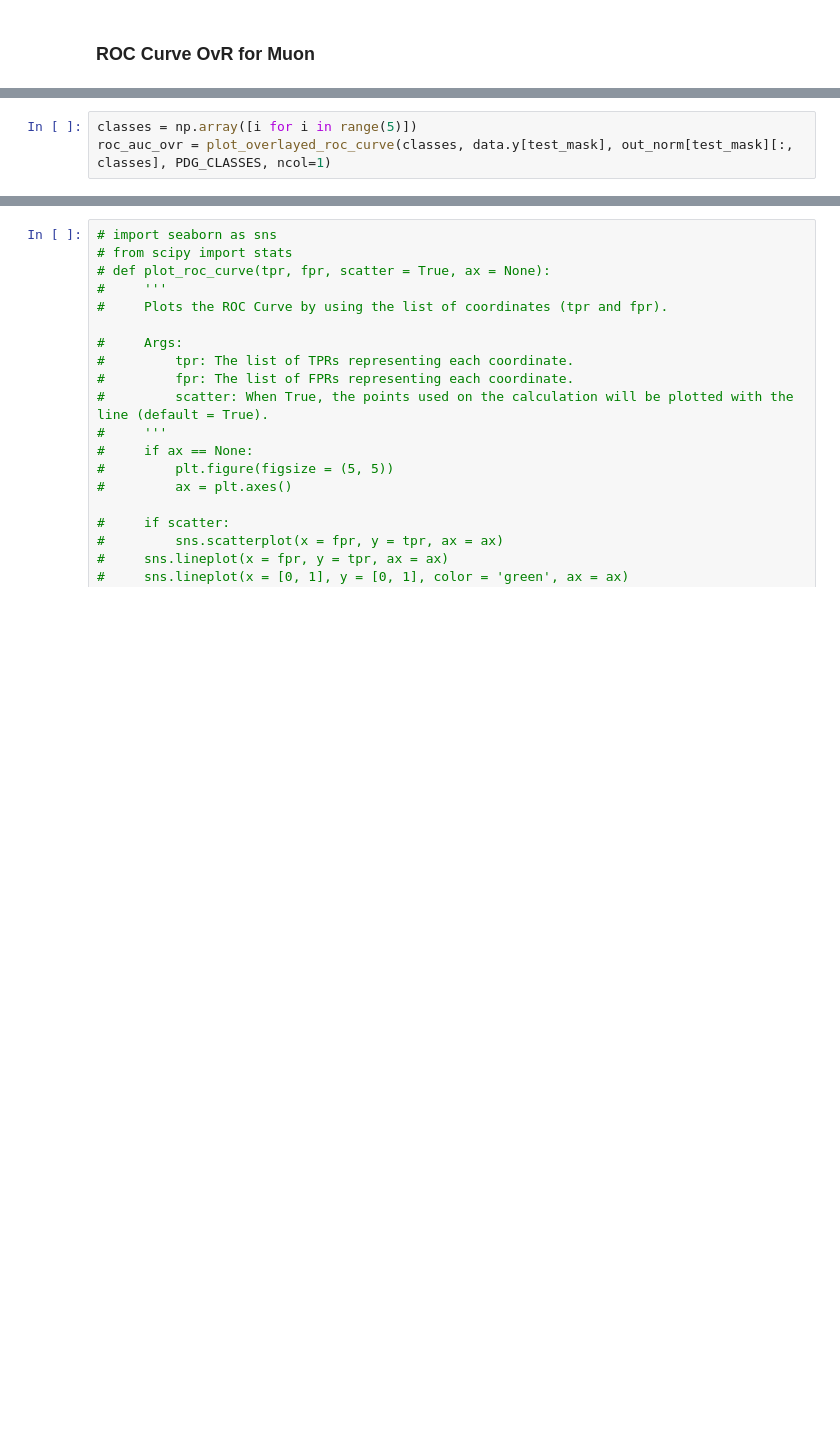
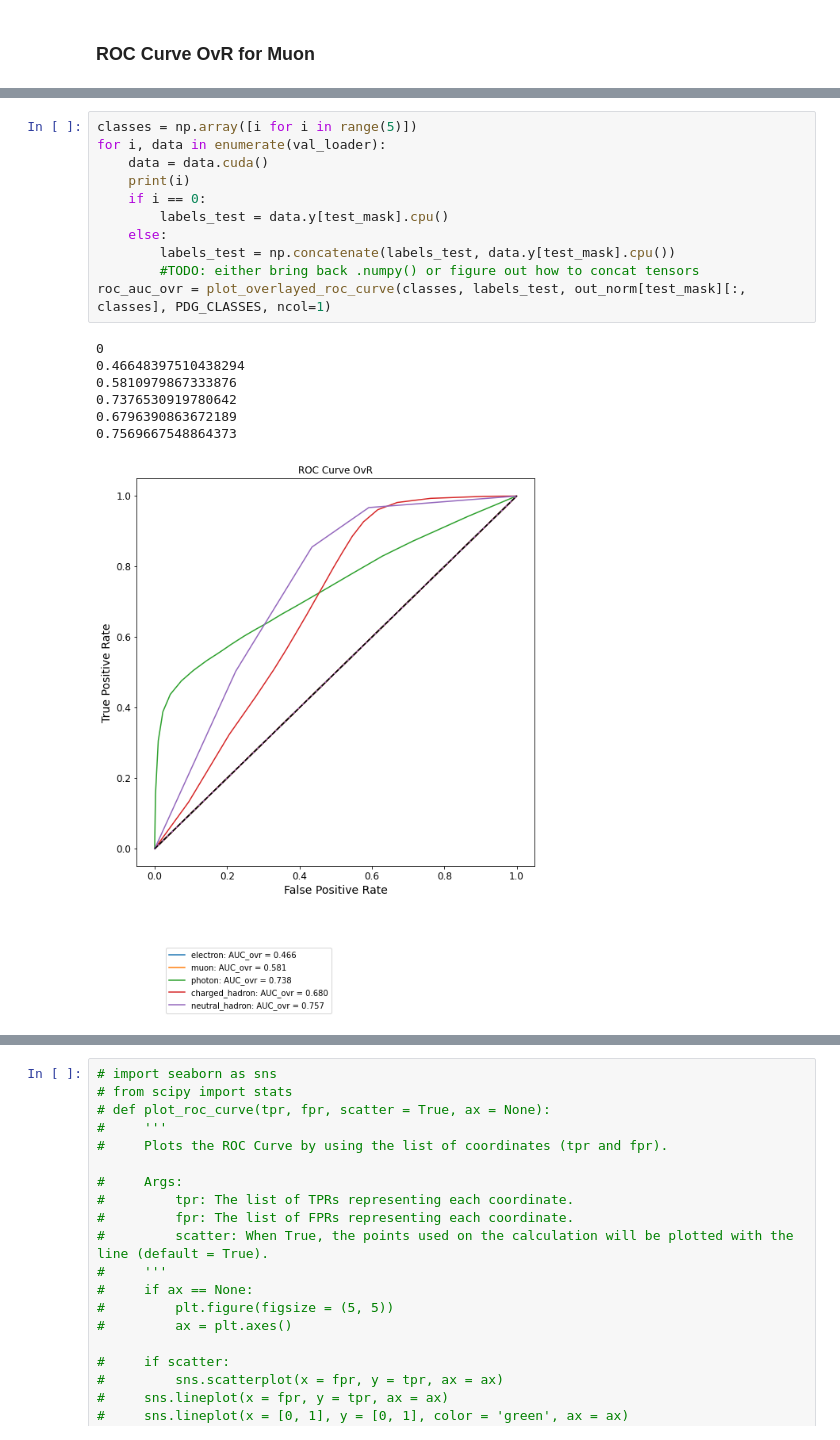
Before and after one commit to JavierZhao/semi-supervised-tests, a Jupyter notebook: Jupyter/ssl_tests_train_model.ipynb, the cells around one changed output, grey strips where cells are left out. Saved outputs shown, nothing was run; the diff lists cells and outputs as text; blank space fills up the shorter version.

```diff
--- a/Jupyter/ssl_tests_train_model.ipynb
+++ b/Jupyter/ssl_tests_train_model.ipynb
@@ -260,6 +343,22 @@ roc_auc_ovr = plot_overlayed_roc_curve(classes, data.y[test_mask], out_norm[test
 # %%
 classes = np.array([i for i in range(5)])
-roc_auc_ovr = plot_overlayed_roc_curve(classes, data.y[test_mask], out_norm[test_mask][:, classes], PDG_CLASSES, ncol=1)
+for i, data in enumerate(val_loader):
+    data = data.cuda()
+    print(i)
+    if i == 0:
+        labels_test = data.y[test_mask].cpu()
+    else:
+        labels_test = np.concatenate(labels_test, data.y[test_mask].cpu())
+        #TODO: either bring back .numpy() or figure out how to concat tensors
+roc_auc_ovr = plot_overlayed_roc_curve(classes, labels_test, out_norm[test_mask][:, classes], PDG_CLASSES, ncol=1)
+# %% [output]
+0
+0.46648397510438294
+0.5810979867333876
+0.7376530919780642
+0.6796390863672189
+0.7569667548864373
+[figure, added]
 # %%
 classes = [2, 3]
 class_labels = ["photon", "charged_hadron"]
```
Also changed, not shown: parts of 20 cells of this notebook.
